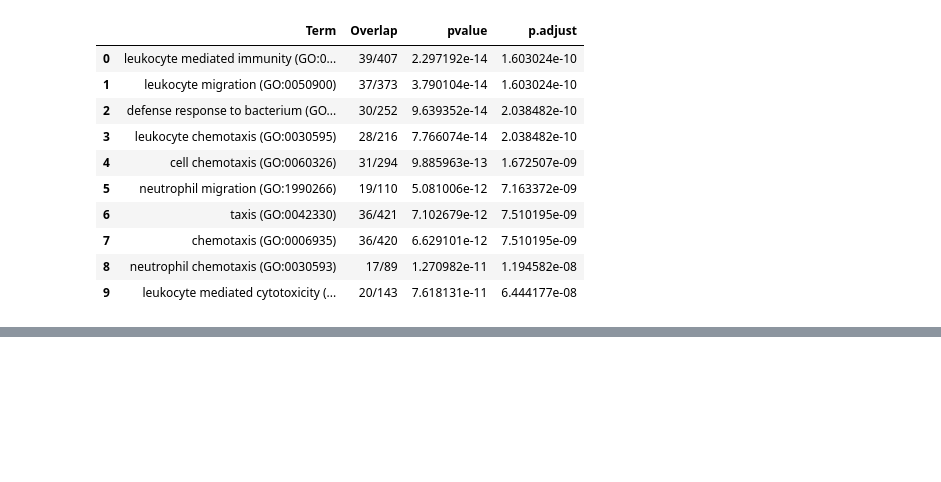
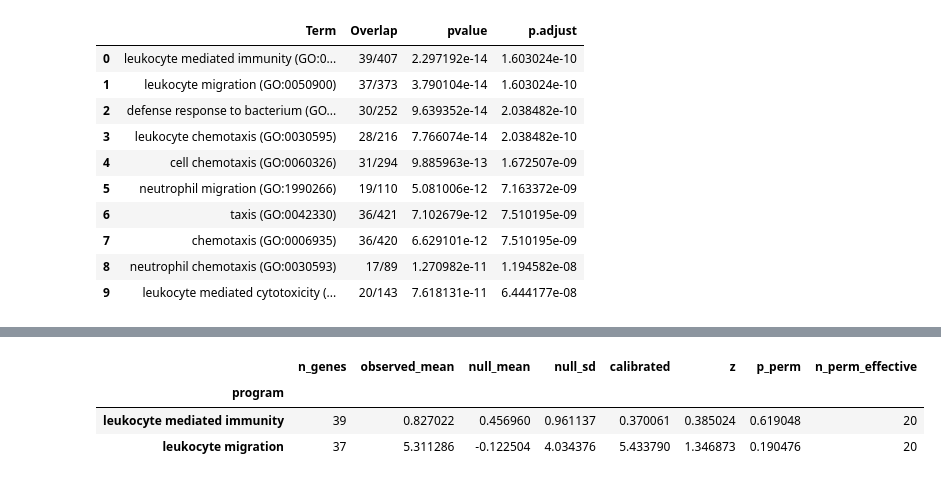
Before and after one commit to leelieber2025/scATrans, a Jupyter notebook: docs/tutorials/t_ga_active_transcription.ipynb, the cells around one changed output, grey strips where cells are left out. Cells and saved outputs as stored; diff of their text form; code cells hidden in the pictures; blank space fills up the shorter version.

```diff
--- a/docs/tutorials/t_ga_active_transcription.ipynb
+++ b/docs/tutorials/t_ga_active_transcription.ipynb
@@ -186,0 +281,38 @@ GO BP terms (p.adjust < 0.05): 164
+# %%
+de_frozen = res.gene_table[["logFC", "p_adj", "p_val"]].copy()
+
+cal = scat.program_mechanism_permutation_calibrated(
+    adata,
+    gene_sets,
+    de=de_frozen,
+    groupby="sample",
+    target_group="GA",
+    reference_group="Ctrl",
+    sample_col="individual",
+    organism="mouse",
+    logfc_cutoff=1.0,
+    padj_cutoff=0.05,
+    restrict_to_selected=True,
+    n_perm=20,
+    random_state=0,
+)
+show = [
+    c
+    for c in (
+        "n_genes",
+        "observed_mean",
+        "null_mean",
+        "null_sd",
+        "calibrated",
+        "z",
+        "p_perm",
+        "n_perm_effective",
+    )
+    if c in cal.columns
+]
+cal[show]
+# %% [output]
+|  | n_genes | observed_mean | null_mean | null_sd | calibrated | z | p_perm | n_perm_effective |
+| program |  |  |  |  |  |  |  |  |
+| leukocyte mediated immunity | 39 | 0.827022 | 0.456960 | 0.961137 | 0.370061 | 0.385024 | 0.619048 | 20 |
+| leukocyte migration | 37 | 5.311286 | -0.122504 | 4.034376 | 5.433790 | 1.346873 | 0.190476 | 20 |
```
Also changed, not shown: parts of 27 cells of this notebook, 45 other files.
